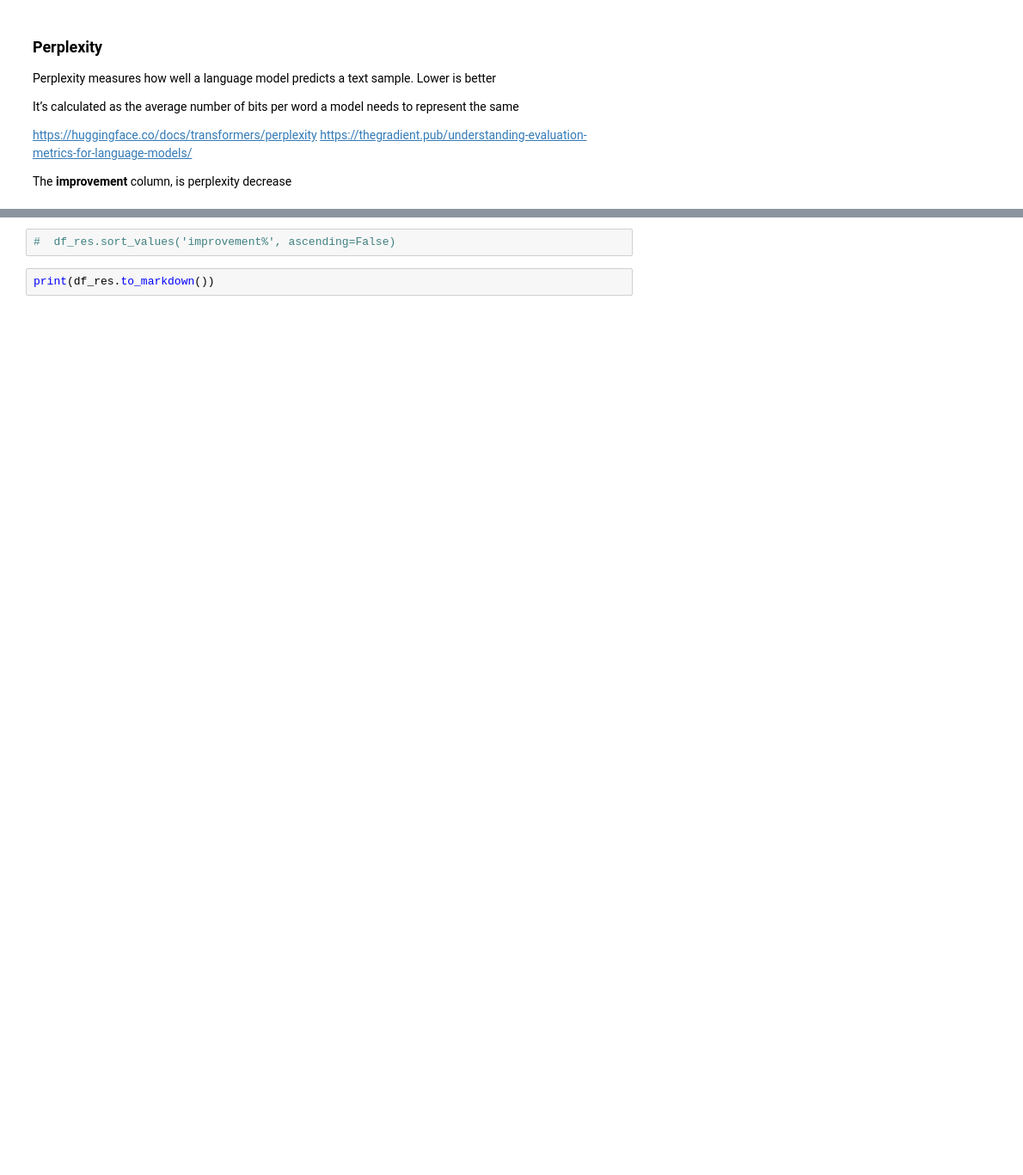
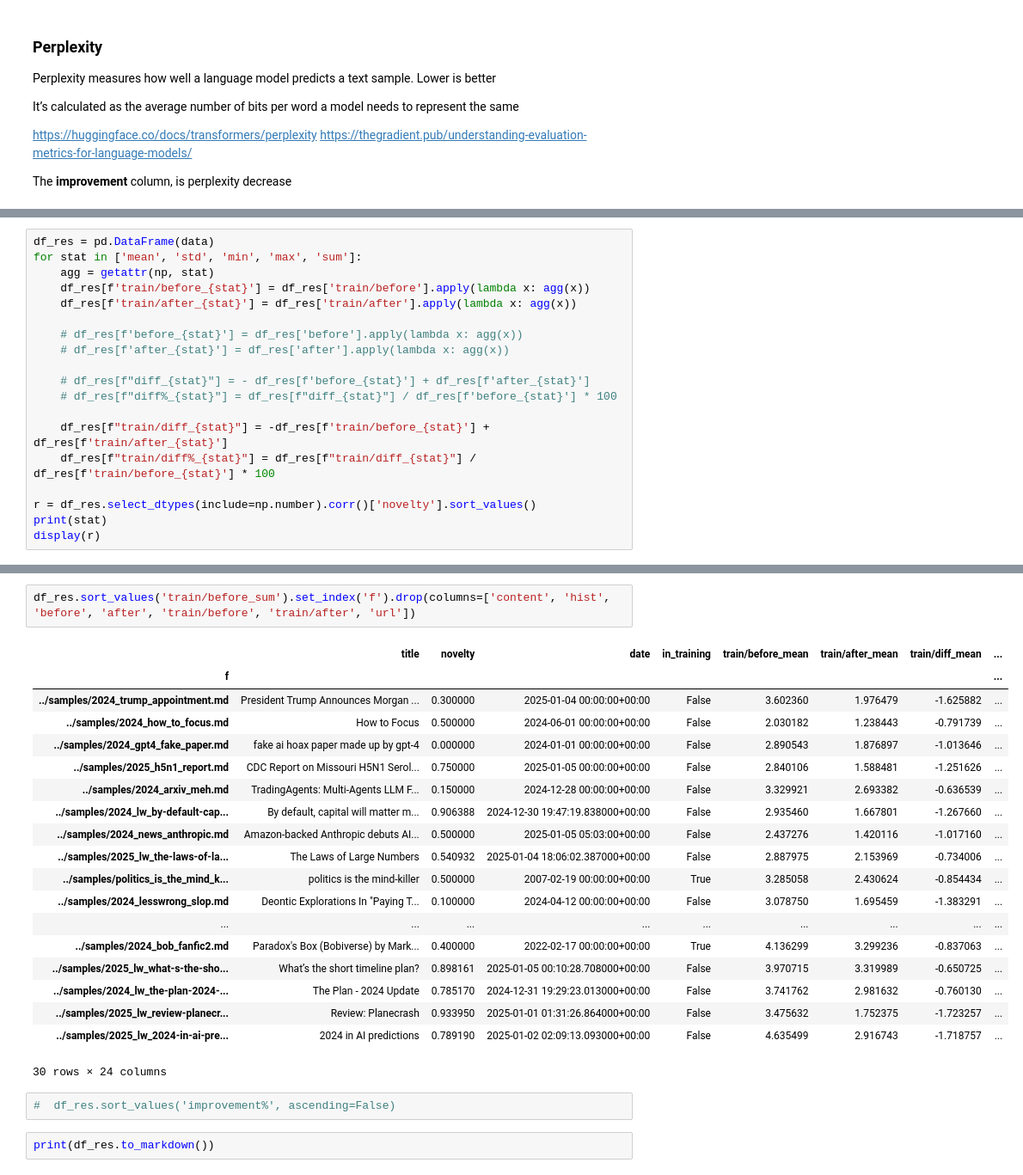
Before and after one commit to wassname/detect_bs_text, a Jupyter notebook: nbs/01_detection_using_adapter_ft_split.ipynb, the cells around one changed output, grey strips where cells are left out. Shown: that part at 86% size. Cells and saved outputs as stored; diff of their text form; blank space fills up the shorter version.

```diff
--- a/nbs/01_detection_using_adapter_ft_split.ipynb
+++ b/nbs/01_detection_using_adapter_ft_split.ipynb
@@ -392,0 +435,19 @@ df_res
+# %%
+df_res = pd.DataFrame(data)
+for stat in ['mean', 'std', 'min', 'max', 'sum']:
+    agg = getattr(np, stat)
+    df_res[f'train/before_{stat}'] = df_res['train/before'].apply(lambda x: agg(x))
+    df_res[f'train/after_{stat}'] = df_res['train/after'].apply(lambda x: agg(x))
+
+    # df_res[f'before_{stat}'] = df_res['before'].apply(lambda x: agg(x))
+    # df_res[f'after_{stat}'] = df_res['after'].apply(lambda x: agg(x))
+
+    # df_res[f"diff_{stat}"] = - df_res[f'before_{stat}'] + df_res[f'after_{stat}']
+    # df_res[f"diff%_{stat}"] = df_res[f"diff_{stat}"] / df_res[f'before_{stat}'] * 100
+
+    df_res[f"train/diff_{stat}"] = -df_res[f'train/before_{stat}'] + df_res[f'train/after_{stat}']
+    df_res[f"train/diff%_{stat}"] = df_res[f"train/diff_{stat}"] / df_res[f'train/before_{stat}'] * 100
+
+r = df_res.select_dtypes(include=np.number).corr()['novelty'].sort_values()
+print(stat)
+display(r)
@@ -393,3 +563,25 @@ df_res
+# %%
+df_res.sort_values('train/before_sum').set_index('f').drop(columns=['content', 'hist', 'before', 'after', 'train/before', 'train/after', 'url'])
+# %% [output]
+|  | title | novelty | date | in_training | train/before_mean | train/after_mean | train/diff_mean | ... |
+| f |  |  |  |  |  |  |  | ... |
+| ../samples/2024_trump_appointment.md | President Trump Announces Morgan ... | 0.300000 | 2025-01-04 00:00:00+00:00 | False | 3.602360 | 1.976479 | -1.625882 | ... |
+| ../samples/2024_how_to_focus.md | How to Focus | 0.500000 | 2024-06-01 00:00:00+00:00 | False | 2.030182 | 1.238443 | -0.791739 | ... |
+| ../samples/2024_gpt4_fake_paper.md | fake ai hoax paper made up by gpt-4 | 0.000000 | 2024-01-01 00:00:00+00:00 | False | 2.890543 | 1.876897 | -1.013646 | ... |
+| ../samples/2025_h5n1_report.md | CDC Report on Missouri H5N1 Serol... | 0.750000 | 2025-01-05 00:00:00+00:00 | False | 2.840106 | 1.588481 | -1.251626 | ... |
+| ../samples/2024_arxiv_meh.md | TradingAgents: Multi-Agents LLM F... | 0.150000 | 2024-12-28 00:00:00+00:00 | False | 3.329921 | 2.693382 | -0.636539 | ... |
+| ../samples/2024_lw_by-default-cap... | By default, capital will matter m... | 0.906388 | 2024-12-30 19:47:19.838000+00:00 | False | 2.935460 | 1.667801 | -1.267660 | ... |
+| ../samples/2024_news_anthropic.md | Amazon-backed Anthropic debuts AI... | 0.500000 | 2025-01-05 05:03:00+00:00 | False | 2.437276 | 1.420116 | -1.017160 | ... |
+| ../samples/2025_lw_the-laws-of-la... | The Laws of Large Numbers | 0.540932 | 2025-01-04 18:06:02.387000+00:00 | False | 2.887975 | 2.153969 | -0.734006 | ... |
+| ../samples/politics_is_the_mind_k... | politics is the mind-killer | 0.500000 | 2007-02-19 00:00:00+00:00 | True | 3.285058 | 2.430624 | -0.854434 | ... |
+| ../samples/2024_lesswrong_slop.md | Deontic Explorations In "Paying T... | 0.100000 | 2024-04-12 00:00:00+00:00 | False | 3.078750 | 1.695459 | -1.383291 | ... |
+| ... | ... | ... | ... | ... | ... | ... | ... | ... |
+| ../samples/2024_bob_fanfic2.md | Paradox's Box (Bobiverse) by Mark... | 0.400000 | 2022-02-17 00:00:00+00:00 | True | 4.136299 | 3.299236 | -0.837063 | ... |
+| ../samples/2025_lw_what-s-the-sho... | What’s the short timeline plan? | 0.898161 | 2025-01-05 00:10:28.708000+00:00 | False | 3.970715 | 3.319989 | -0.650725 | ... |
+| ../samples/2024_lw_the-plan-2024-... | The Plan - 2024 Update | 0.785170 | 2024-12-31 19:29:23.013000+00:00 | False | 3.741762 | 2.981632 | -0.760130 | ... |
+| ../samples/2025_lw_review-planecr... | Review: Planecrash | 0.933950 | 2025-01-01 01:31:26.864000+00:00 | False | 3.475632 | 1.752375 | -1.723257 | ... |
+| ../samples/2025_lw_2024-in-ai-pre... | 2024 in AI predictions | 0.789190 | 2025-01-02 02:09:13.093000+00:00 | False | 4.635499 | 2.916743 | -1.718757 | ... |
+30 rows × 24 columns
 # %%
 #  df_res.sort_values('improvement%', ascending=False)
 # %%
```
Also changed, not shown: parts of 25 cells of this notebook, 4 other files.
